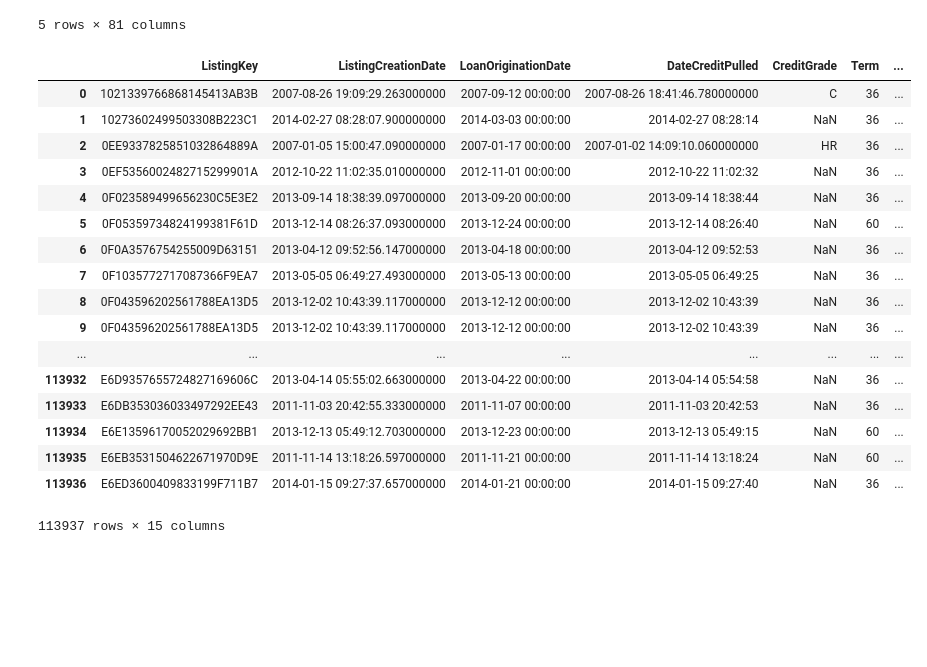
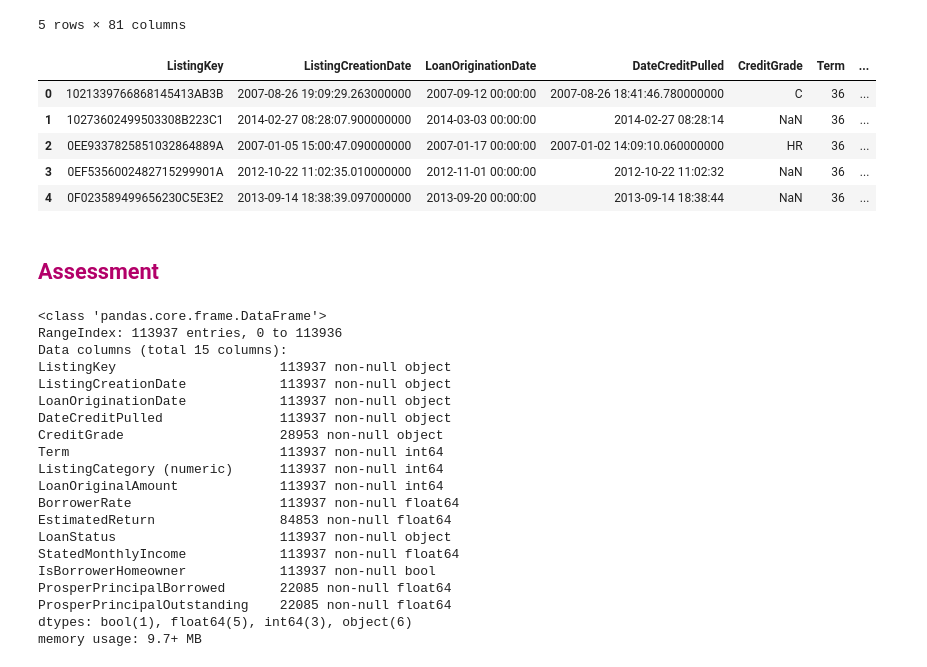
Before and after one commit to jovanmedfordDataAnalyst/loan-data-from-prosper, a Jupyter notebook: loan-analysis.ipynb, the cells around one changed output. Drawn from its saved outputs; the diff is of its cells as text; code cells hidden in the pictures; blank space fills up the shorter version.

Commit message:
chore: Look at truncated loan info table

```diff
--- a/loan-analysis.ipynb
+++ b/loan-analysis.ipynb
@@ -25,23 +25,11 @@ df.head()
 # %%
 keys = ["ListingKey","ListingCreationDate","LoanOriginationDate","DateCreditPulled","CreditGrade","Term","ListingCategory (numeric)","LoanOriginalAmount","BorrowerRate","EstimatedReturn","LoanStatus","StatedMonthlyIncome","IsBorrowerHomeowner","ProsperPrincipalBorrowed","ProsperPrincipalOutstanding"]
 # %%
-df[keys]
+df[keys].head()
 # %% [output]
 |  | ListingKey | ListingCreationDate | LoanOriginationDate | DateCreditPulled | CreditGrade | Term | ... |
 | 0 | 1021339766868145413AB3B | 2007-08-26 19:09:29.263000000 | 2007-09-12 00:00:00 | 2007-08-26 18:41:46.780000000 | C | 36 | ... |
 | 1 | 10273602499503308B223C1 | 2014-02-27 08:28:07.900000000 | 2014-03-03 00:00:00 | 2014-02-27 08:28:14 | NaN | 36 | ... |
 | 2 | 0EE9337825851032864889A | 2007-01-05 15:00:47.090000000 | 2007-01-17 00:00:00 | 2007-01-02 14:09:10.060000000 | HR | 36 | ... |
 | 3 | 0EF5356002482715299901A | 2012-10-22 11:02:35.010000000 | 2012-11-01 00:00:00 | 2012-10-22 11:02:32 | NaN | 36 | ... |
 | 4 | 0F023589499656230C5E3E2 | 2013-09-14 18:38:39.097000000 | 2013-09-20 00:00:00 | 2013-09-14 18:38:44 | NaN | 36 | ... |
-| 5 | 0F05359734824199381F61D | 2013-12-14 08:26:37.093000000 | 2013-12-24 00:00:00 | 2013-12-14 08:26:40 | NaN | 60 | ... |
-| 6 | 0F0A3576754255009D63151 | 2013-04-12 09:52:56.147000000 | 2013-04-18 00:00:00 | 2013-04-12 09:52:53 | NaN | 36 | ... |
-| 7 | 0F1035772717087366F9EA7 | 2013-05-05 06:49:27.493000000 | 2013-05-13 00:00:00 | 2013-05-05 06:49:25 | NaN | 36 | ... |
-| 8 | 0F043596202561788EA13D5 | 2013-12-02 10:43:39.117000000 | 2013-12-12 00:00:00 | 2013-12-02 10:43:39 | NaN | 36 | ... |
-| 9 | 0F043596202561788EA13D5 | 2013-12-02 10:43:39.117000000 | 2013-12-12 00:00:00 | 2013-12-02 10:43:39 | NaN | 36 | ... |
-| ... | ... | ... | ... | ... | ... | ... | ... |
-| 113932 | E6D9357655724827169606C | 2013-04-14 05:55:02.663000000 | 2013-04-22 00:00:00 | 2013-04-14 05:54:58 | NaN | 36 | ... |
-| 113933 | E6DB353036033497292EE43 | 2011-11-03 20:42:55.333000000 | 2011-11-07 00:00:00 | 2011-11-03 20:42:53 | NaN | 36 | ... |
-| 113934 | E6E13596170052029692BB1 | 2013-12-13 05:49:12.703000000 | 2013-12-23 00:00:00 | 2013-12-13 05:49:15 | NaN | 60 | ... |
-| 113935 | E6EB3531504622671970D9E | 2011-11-14 13:18:26.597000000 | 2011-11-21 00:00:00 | 2011-11-14 13:18:24 | NaN | 60 | ... |
-| 113936 | E6ED3600409833199F711B7 | 2014-01-15 09:27:37.657000000 | 2014-01-21 00:00:00 | 2014-01-15 09:27:40 | NaN | 36 | ... |
-113937 rows × 15 columns
@@ -47,0 +38,25 @@ df[keys]
+# %% [markdown]
+## <font color=#b30069> Assessment </font>
+# %%
+loans.info()
+# %% [output]
+<class 'pandas.core.frame.DataFrame'>
+RangeIndex: 113937 entries, 0 to 113936
+Data columns (total 15 columns):
+ListingKey                     113937 non-null object
+ListingCreationDate            113937 non-null object
+LoanOriginationDate            113937 non-null object
+DateCreditPulled               113937 non-null object
+CreditGrade                    28953 non-null object
+Term                           113937 non-null int64
+ListingCategory (numeric)      113937 non-null int64
+LoanOriginalAmount             113937 non-null int64
+BorrowerRate                   113937 non-null float64
+EstimatedReturn                84853 non-null float64
+LoanStatus                     113937 non-null object
+StatedMonthlyIncome            113937 non-null float64
+IsBorrowerHomeowner            113937 non-null bool
+ProsperPrincipalBorrowed       22085 non-null float64
+ProsperPrincipalOutstanding    22085 non-null float64
+dtypes: bool(1), float64(5), int64(3), object(6)
+memory usage: 9.7+ MB
```
Also changed, not shown: parts of 3 cells of this notebook.
